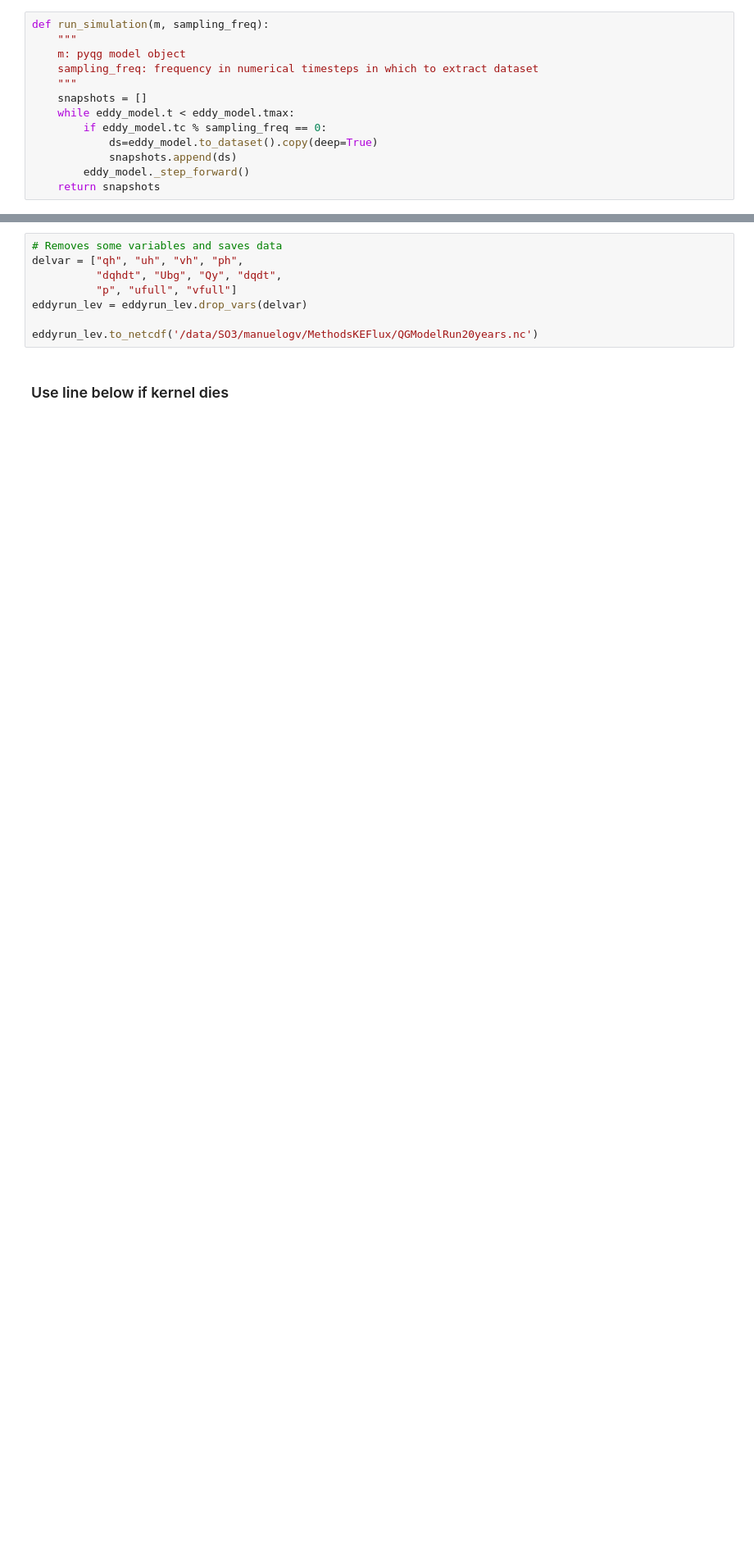
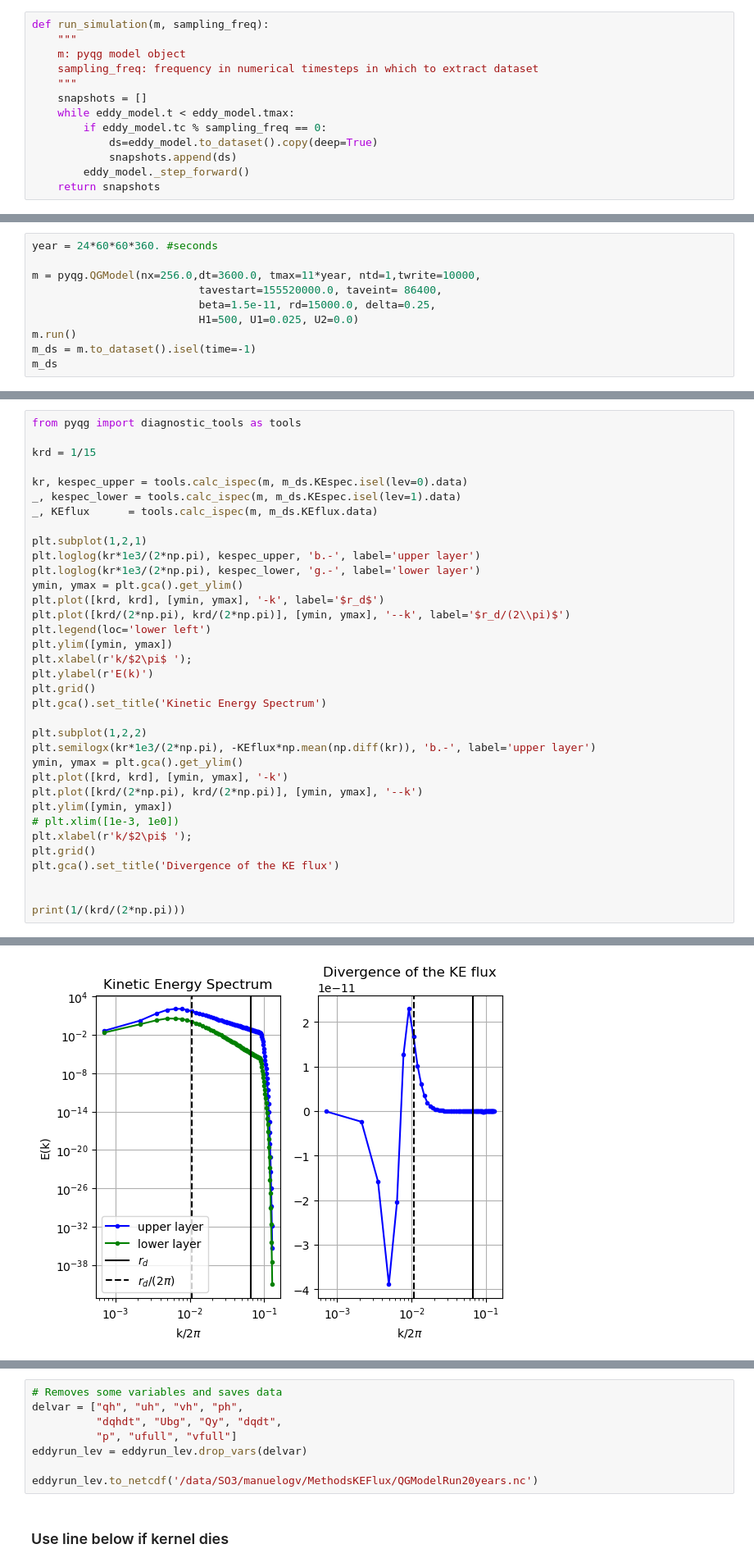
Before and after one commit to manuelogtzv/SF3_RLS, a Jupyter notebook: calcSF_QGmodel.ipynb, the cells around one changed output, grey strips where cells are left out. Shown at 82% size. Cells and saved outputs as stored; diff of their text form; blank space fills up the shorter version.

```diff
--- a/calcSF_QGmodel.ipynb
+++ b/calcSF_QGmodel.ipynb
@@ -91,0 +104,10 @@ INFO: Step: 170000, Time: 6.12e+08, KE: 5.88e-04, CFL: 0.222
+# %%
+year = 24*60*60*360. #seconds
+
+m = pyqg.QGModel(nx=256.0,dt=3600.0, tmax=11*year, ntd=1,twrite=10000,
+                          tavestart=155520000.0, taveint= 86400,
+                          beta=1.5e-11, rd=15000.0, delta=0.25,
+                          H1=500, U1=0.025, U2=0.0)
+m.run()
+m_ds = m.to_dataset().isel(time=-1)
+m_ds
@@ -91,0 +142,36 @@ INFO: Step: 170000, Time: 6.12e+08, KE: 5.88e-04, CFL: 0.222
+# %%
+from pyqg import diagnostic_tools as tools
+
+krd = 1/15
+
+kr, kespec_upper = tools.calc_ispec(m, m_ds.KEspec.isel(lev=0).data)
+_, kespec_lower = tools.calc_ispec(m, m_ds.KEspec.isel(lev=1).data)
+_, KEflux      = tools.calc_ispec(m, m_ds.KEflux.data)
+
+plt.subplot(1,2,1)
+plt.loglog(kr*1e3/(2*np.pi), kespec_upper, 'b.-', label='upper layer')
+plt.loglog(kr*1e3/(2*np.pi), kespec_lower, 'g.-', label='lower layer')
+ymin, ymax = plt.gca().get_ylim()
+plt.plot([krd, krd], [ymin, ymax], '-k', label='$r_d$')
+plt.plot([krd/(2*np.pi), krd/(2*np.pi)], [ymin, ymax], '--k', label='$r_d/(2\\pi)$')
+plt.legend(loc='lower left')
+plt.ylim([ymin, ymax])
+plt.xlabel(r'k/$2\pi$ ');
+plt.ylabel(r'E(k)')
+plt.grid()
+plt.gca().set_title('Kinetic Energy Spectrum')
+
+plt.subplot(1,2,2)
+plt.semilogx(kr*1e3/(2*np.pi), -KEflux*np.mean(np.diff(kr)), 'b.-', label='upper layer')
+ymin, ymax = plt.gca().get_ylim()
+plt.plot([krd, krd], [ymin, ymax], '-k')
+plt.plot([krd/(2*np.pi), krd/(2*np.pi)], [ymin, ymax], '--k')
+plt.ylim([ymin, ymax])
+# plt.xlim([1e-3, 1e0])
+plt.xlabel(r'k/$2\pi$ ');
+plt.grid()
+plt.gca().set_title('Divergence of the KE flux')
+
+
+print(1/(krd/(2*np.pi)))
+# %% [output]
@@ -91,0 +179 @@ INFO: Step: 170000, Time: 6.12e+08, KE: 5.88e-04, CFL: 0.222
+[figure, added]
```
Also changed, not shown: parts of 16 cells of this notebook, 1 other file.
